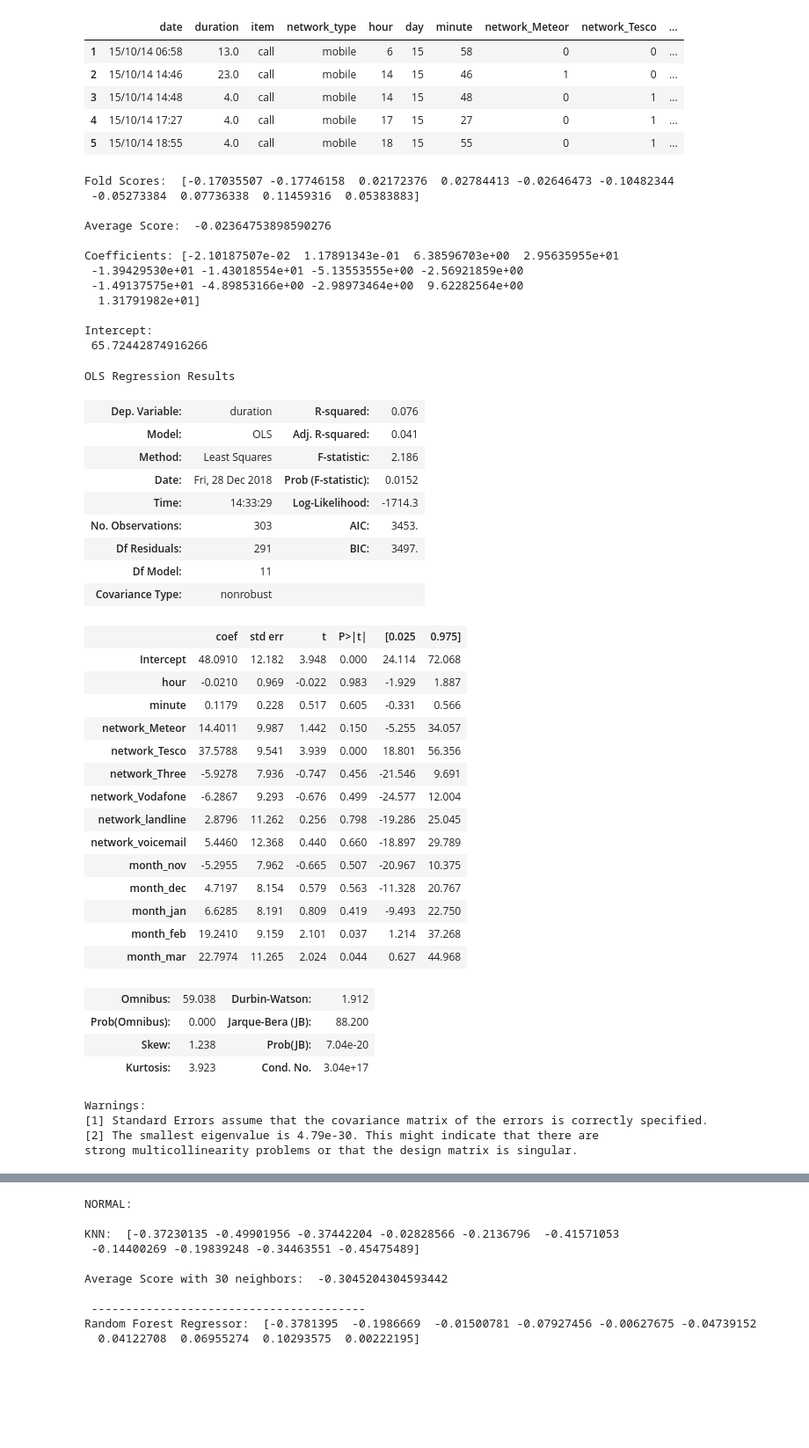
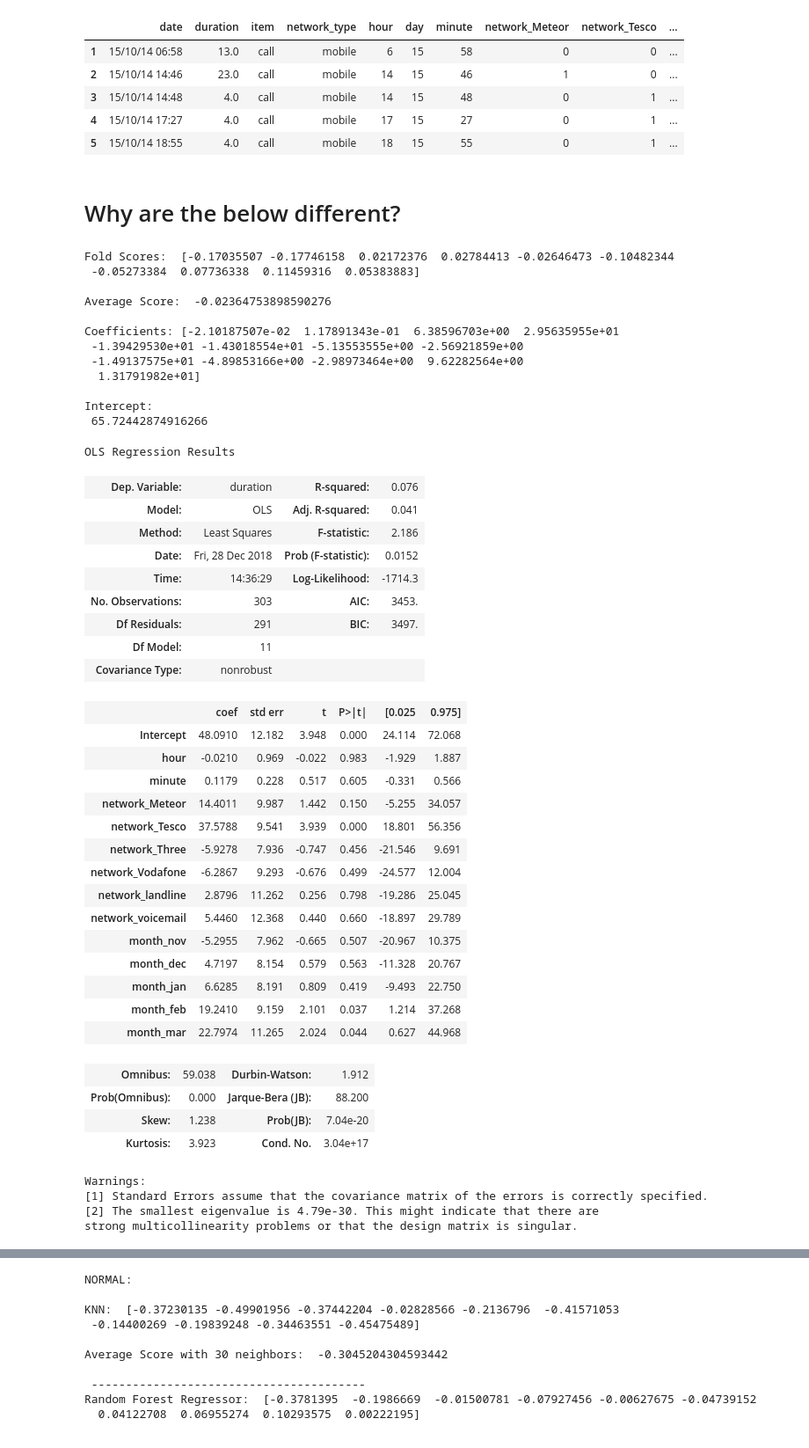
Before and after one commit to conditg/predicting-disruption, a Jupyter notebook: PhoneLogsExploration.ipynb, the cells around one changed output, grey strips where cells are left out. Shown at 88% size. Saved outputs shown, nothing was run; the diff lists cells and outputs as text; code cells hidden in the pictures; blank space fills up the shorter version.

```diff
--- a/PhoneLogsExploration.ipynb
+++ b/PhoneLogsExploration.ipynb
@@ -170,40 +170,43 @@ df2.head()
 | 3 | 15/10/14 14:48 | 4.0 | call | mobile | 14 | 15 | 48 | 0 | 1 | ... |
 | 4 | 15/10/14 17:27 | 4.0 | call | mobile | 17 | 15 | 27 | 0 | 1 | ... |
 | 5 | 15/10/14 18:55 | 4.0 | call | mobile | 18 | 15 | 55 | 0 | 1 | ... |
+# %% [markdown]
+# Why are the below different?
 # %%
-x = df2[['hour','minute','network_Meteor','network_Tesco','network_Three','network_Vodafone','network_landline','network_voicemail','month_nov','month_dec','month_jan','month_feb','month_mar']]
+x = df2[['hour','minute','network_Meteor','network_Tesco','network_Three','network_Vodafone','network_landline',
+         'network_voicemail','month_nov','month_dec','month_jan','month_feb','month_mar']]
 y = df2.duration
 regr.fit(x,y)
 scores = cross_val_score(regr,x,y,cv=10)
 print("Fold Scores: ",scores)
 print("\nAverage Score: ",np.mean(scores))
 print('\nCoefficients:', regr.coef_)
 print('\nIntercept: \n', regr.intercept_)
 
 linear_formula = 'duration ~ hour+minute+network_Meteor+network_Tesco+network_Three+network_Vodafone+network_landline+network_voicemail+month_nov+month_dec+month_jan+month_feb+month_mar'
 
 # Fit the model to our data using the formula.
 lm = smf.ols(formula=linear_formula, data=df2).fit()
 lm.summary()
 # %% [output]
 Fold Scores:  [-0.17035507 -0.17746158  0.02172376  0.02784413 -0.02646473 -0.10482344
  -0.05273384  0.07736338  0.11459316  0.05383883]
 
 Average Score:  -0.02364753898590276
 
 Coefficients: [-2.10187507e-02  1.17891343e-01  6.38596703e+00  2.95635955e+01
  -1.39429530e+01 -1.43018554e+01 -5.13553555e+00 -2.56921859e+00
  -1.49137575e+01 -4.89853166e+00 -2.98973464e+00  9.62282564e+00
   1.31791982e+01]
 
 Intercept:
  65.72442874916266
 OLS Regression Results
 | Dep. Variable: | duration | R-squared: | 0.076 |
 | Model: | OLS | Adj. R-squared: | 0.041 |
 | Method: | Least Squares | F-statistic: | 2.186 |
 | Date: | Fri, 28 Dec 2018 | Prob (F-statistic): | 0.0152 |
-| Time: | 14:33:29 | Log-Likelihood: | -1714.3 |
+| Time: | 14:36:29 | Log-Likelihood: | -1714.3 |
 | No. Observations: | 303 | AIC: | 3453. |
 | Df Residuals: | 291 | BIC: | 3497. |
 | Df Model: | 11 |  |  |
```
Also changed, not shown: parts of 1 cell of this notebook.
